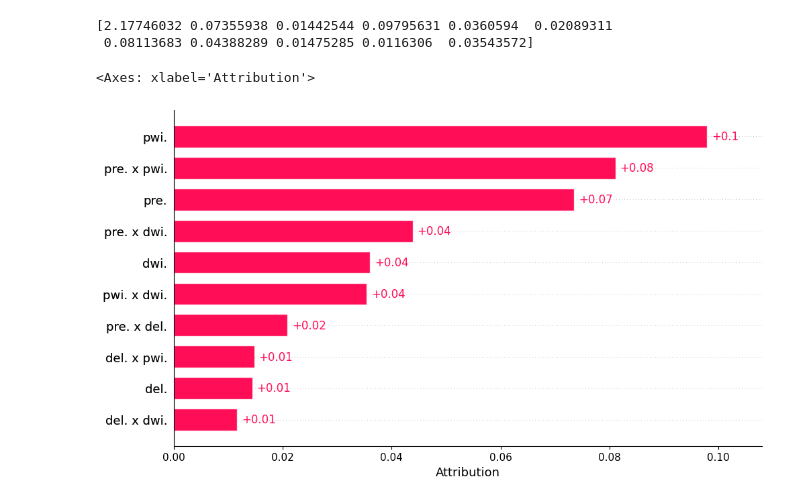
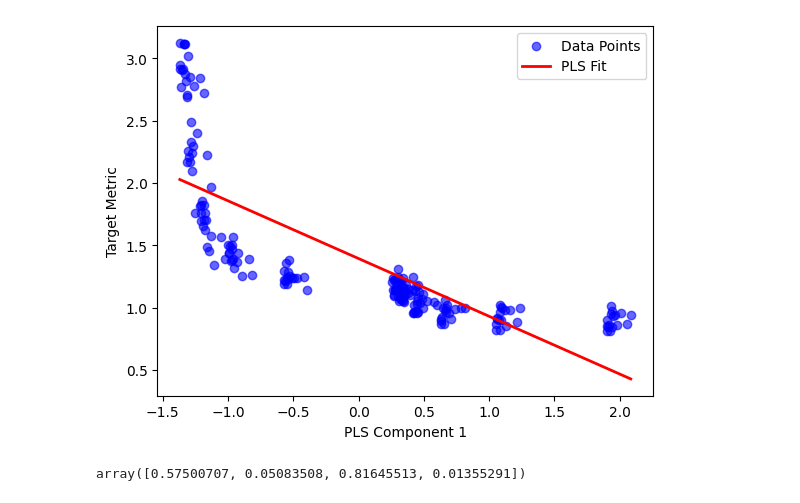
Before and after one commit to viktorvesely/liquid, a Jupyter notebook: liquid_jax/grid_eval.ipynb, the cells around one changed output. Saved outputs shown, nothing was run; the diff lists cells and outputs as text; code cells hidden in the pictures.

```diff
--- a/liquid_jax/grid_eval.ipynb
+++ b/liquid_jax/grid_eval.ipynb
@@ -102,36 +69,27 @@ fig.show()
-# %%
-import numpy as np
-from tqdm import tqdm
-import shapiq
-from sklearn.ensemble import RandomForestRegressor
-
-param_cols = df_last_epoch.columns[df_last_epoch.columns.str.endswith("_param")]
-X = df_last_epoch[param_cols].values
-y = df_last_epoch["validation_ce_loss"].values
-
-model = RandomForestRegressor(random_state=42)
-model.fit(X, y)
-
-explainer = shapiq.Explainer(
-    model=model,
-    index="k-SII",
-    max_order=2
-)
-
-all_interactions = []
-explanations = []
-for x_row in tqdm(X, desc="Calculating SHAP-IQ"):
-    interaction = explainer.explain(x_row)
-    all_interactions.append(interaction.values)
-    explanations.append(interaction)
-
-global_interactions = np.mean(np.abs(all_interactions), axis=0)
-print(global_interactions)
-
-clean_labels = [col.replace("_param", "") for col in param_cols]
-shapiq.plot.bar_plot(explanations, feature_names=clean_labels)
-# %% [output]
-[2.17746032 0.07355938 0.01442544 0.09795631 0.0360594  0.02089311
- 0.08113683 0.04388289 0.01475285 0.0116306  0.03543572]
-<Axes: xlabel='Attribution'>
-[figure, removed]
+# %%
+import matplotlib.pyplot as plt
+import numpy as np
+from sklearn.cross_decomposition import PLSRegression
+
+params_col = df_last_epoch.columns[df_last_epoch.columns.str.endswith("_param")]
+
+X = df_last_epoch[params_col].to_numpy()
+y = df_last_epoch[target_metric]
+pls = PLSRegression(n_components=1)
+X_reduced = pls.fit_transform(X, y)[0]
+
+feature_importance = pls.x_weights_.flatten()
+plt.scatter(X_reduced, y, color='blue', alpha=0.6, label="Data Points")
+sort_idx = np.argsort(X_reduced.flatten())
+plt.plot(X_reduced[sort_idx], pls.predict(X)[sort_idx], color='red', linewidth=2, label="PLS Fit")
+
+plt.xlabel('PLS Component 1')
+plt.ylabel('Target Metric')
+plt.legend()
+plt.show()
+# %% [output]
+[figure, added]
+# %%
+feature_importance
+# %% [output]
+array([0.57500707, 0.05083508, 0.81645513, 0.01355291])
```
Also changed, not shown: parts of 12 cells of this notebook, 18 other files.
